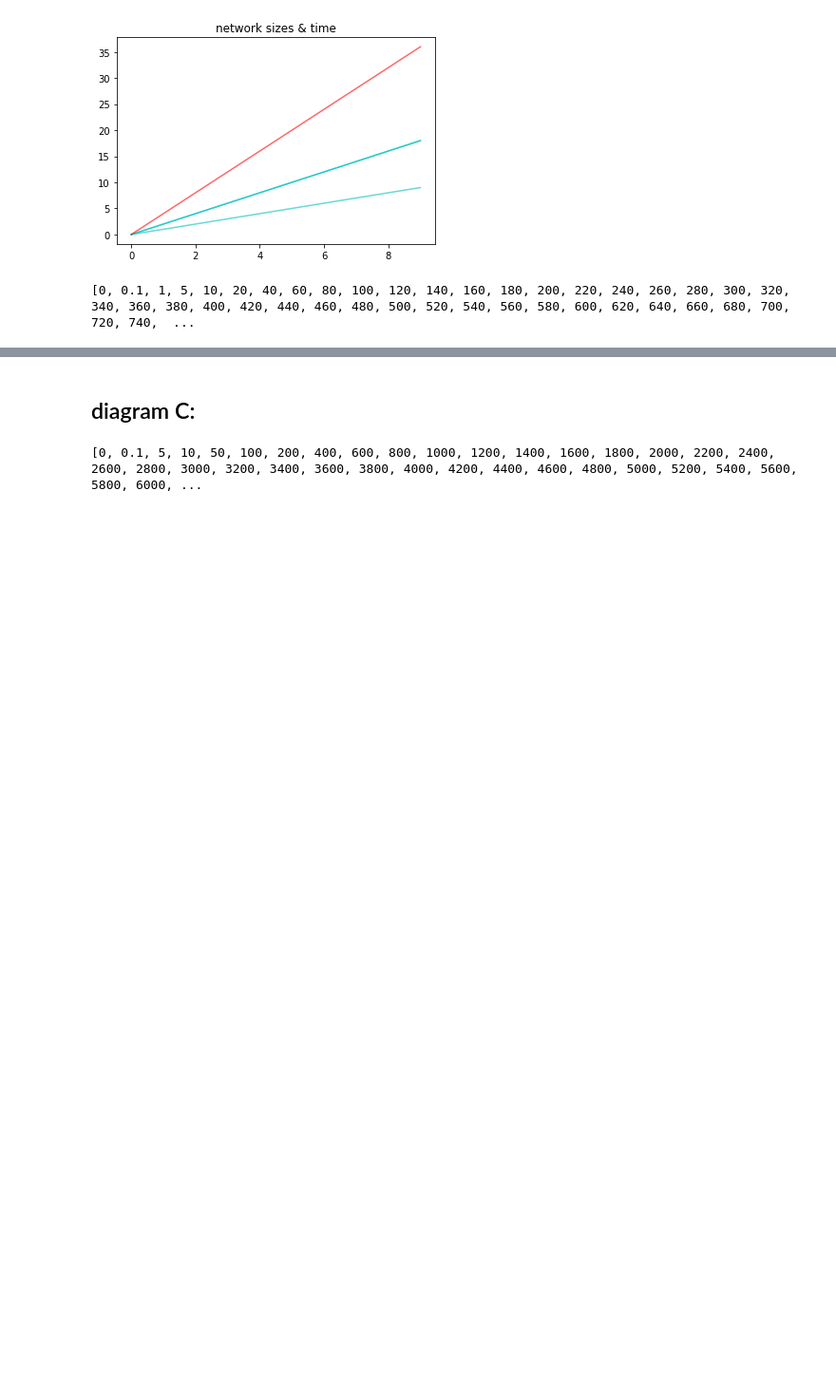
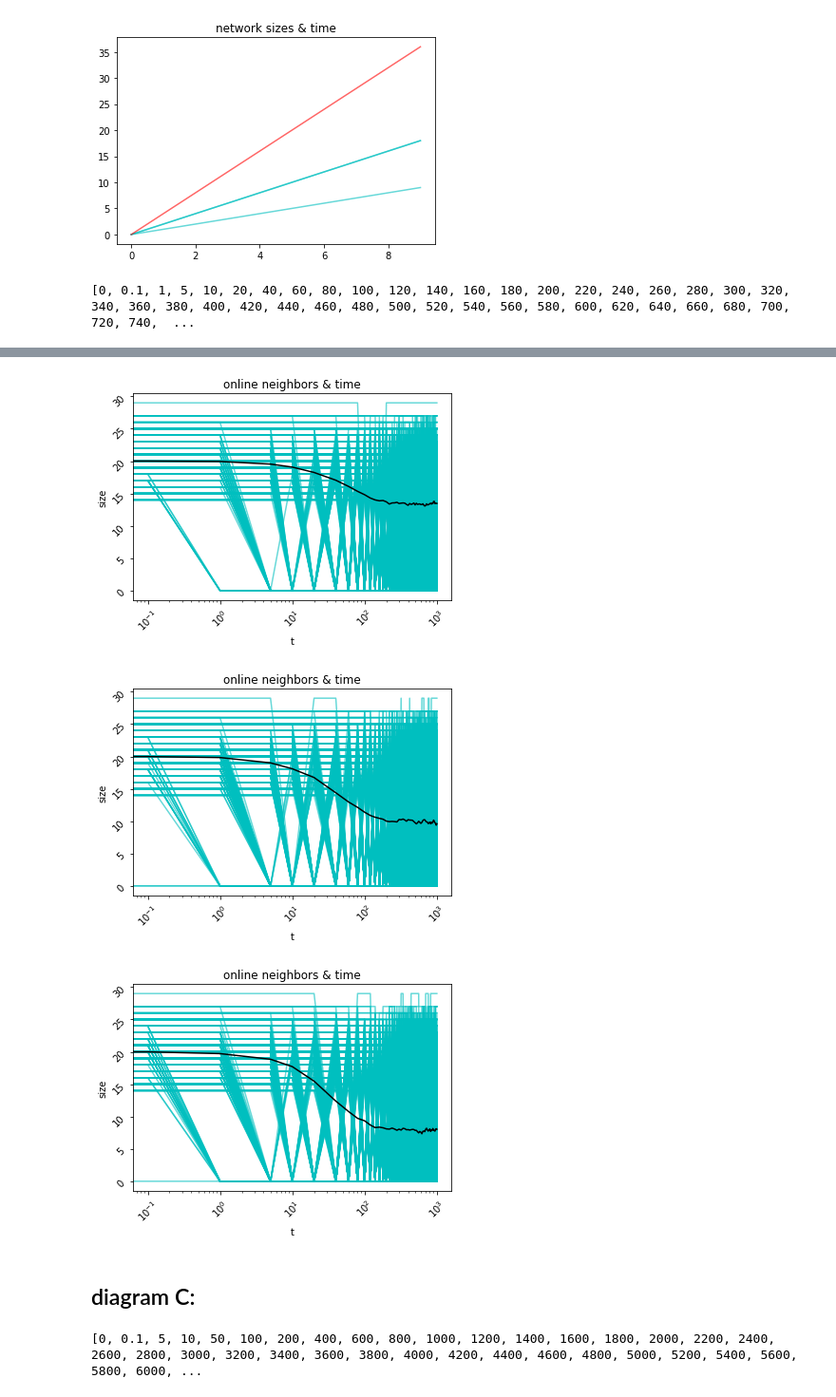
Before and after one commit to MJSahebnasi/Thesis-temporal-network-platform, a Jupyter notebook: thesis_main.ipynb, the cells around one changed output, grey strips where cells are left out. Shown at 95% size. Cells and saved outputs as stored; diff of their text form; code cells hidden in the pictures; blank space fills up the shorter version.

```diff
--- a/thesis_main.ipynb
+++ b/thesis_main.ipynb
@@ -761,3 +759,11 @@ KeyboardInterrupt: ignored
+# %%
+onoff_scenario_B(G_SW_B, snp_times_b, sim_dur_B+100, landa_B, mue1_B)
+onoff_scenario_B(G_SW_B, snp_times_b, sim_dur_B+100, landa_B, mue2_B)
+onoff_scenario_B(G_SW_B, snp_times_b, sim_dur_B+100, landa_B, mue3_B)
+# %% [output]
+[figure, added]
+[figure, added]
+[figure, added]
 # %% [markdown]
 ## diagram C:
 # %%
```
Also changed, not shown: parts of 3 cells of this notebook.
